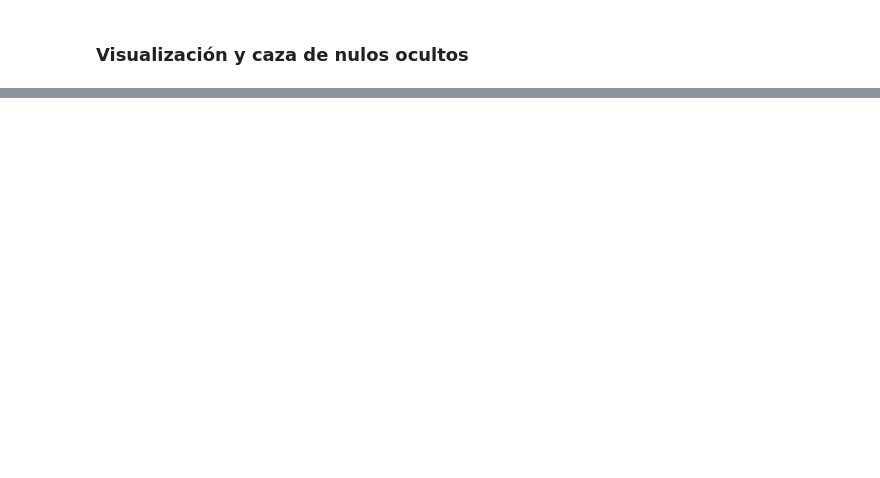
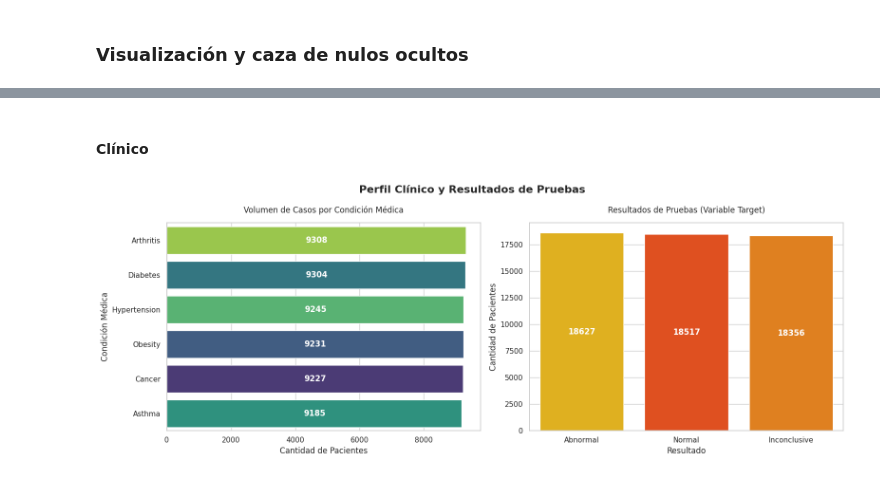
Before and after one commit to Jhairzp27/VitalsFlow, a Jupyter notebook: 01_Exploracion_y_Diagnostico.ipynb, the cells around one changed output, grey strips where cells are left out. Saved outputs shown, nothing was run; the diff lists cells and outputs as text; code cells hidden in the pictures; blank space fills up the shorter version.

```diff
--- a/01_Exploracion_y_Diagnostico.ipynb
+++ b/01_Exploracion_y_Diagnostico.ipynb
@@ -138,0 +173,29 @@ Encontramos 108 registro(s) con facturación negativa.
+# %% [markdown]
+#### Clínico
+# %%
+# 2. PERFIL CLÍNICO (Condiciones y Resultados)
+fig, axes = plt.subplots(1, 2, figsize=(16, 6))
+fig.suptitle('Perfil Clínico y Resultados de Pruebas', fontsize=16, fontweight='bold')
+
+# Gráfico de Condición Médica (Horizontal)
+sns.countplot(data=df, y='Medical Condition', hue='Medical Condition', ax=axes[0], palette='viridis',
+              order=df['Medical Condition'].value_counts().index, legend=False)
+axes[0].set_title('Volumen de Casos por Condición Médica', pad=15)
+axes[0].set_xlabel('Cantidad de Pacientes')
+axes[0].set_ylabel('Condición Médica')
+for container in axes[0].containers:
+    axes[0].bar_label(container, label_type='center', color='white', weight='bold')
+
+# Gráfico de Resultados
+sns.countplot(data=df, x='Test Results', hue='Test Results', ax=axes[1], palette='autumn',
+              order=df['Test Results'].value_counts().index, legend=False)
+axes[1].set_title('Resultados de Pruebas (Variable Target)', pad=15)
+axes[1].set_ylabel('Cantidad de Pacientes')
+axes[1].set_xlabel('Resultado')
+for container in axes[1].containers:
+    axes[1].bar_label(container, label_type='center', color='white', weight='bold')
+
+plt.tight_layout()
+plt.show()
+# %% [output]
+[figure, added]
```
Also changed, not shown: parts of 12 cells of this notebook.
